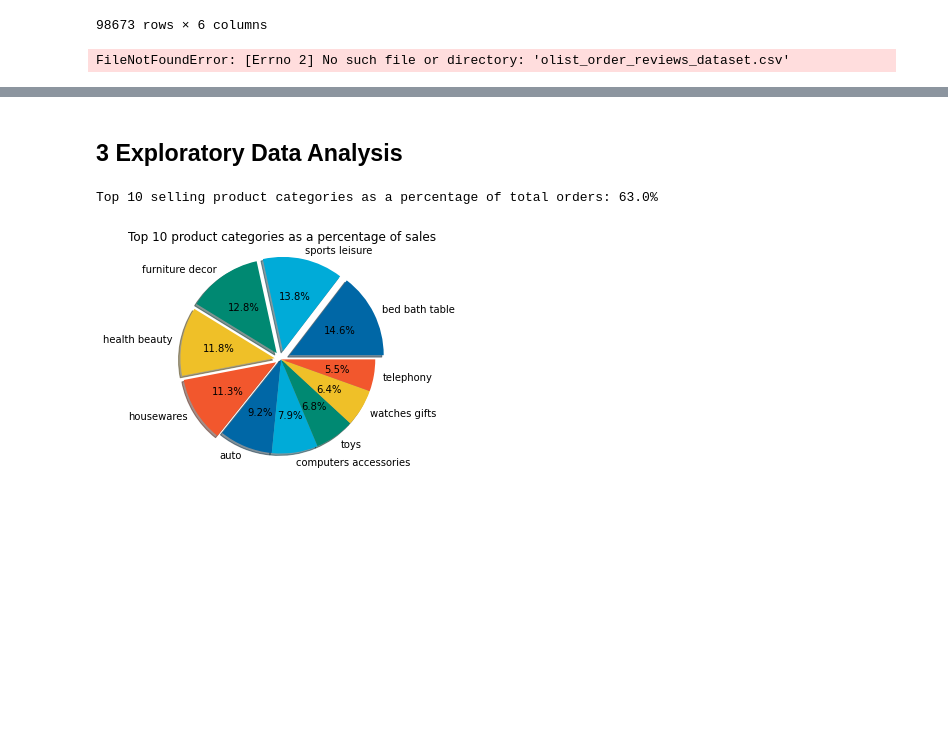
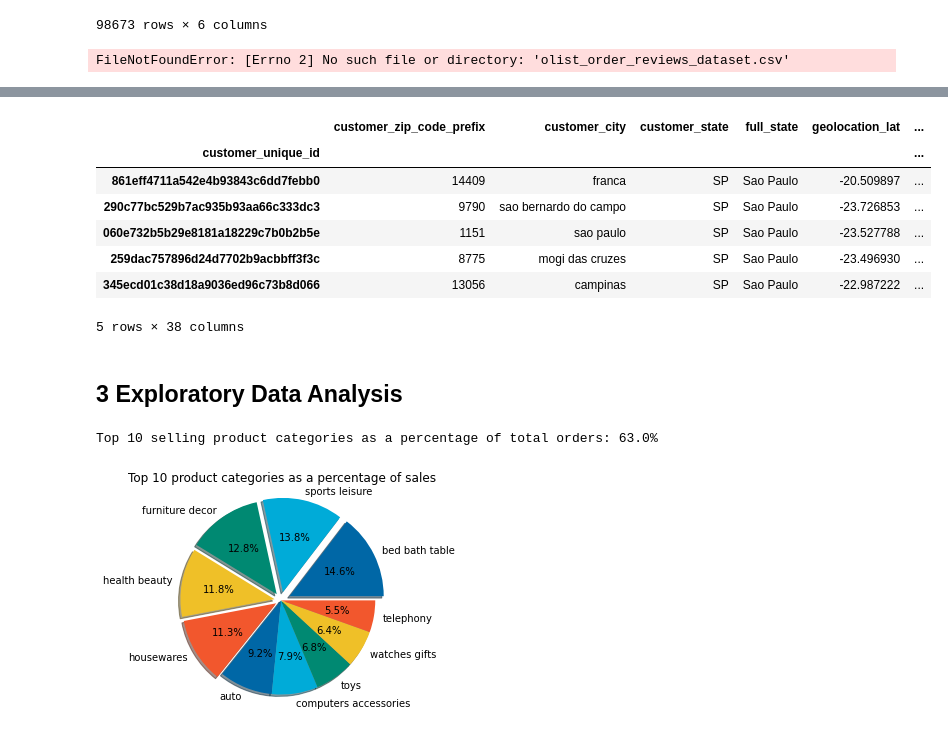
Before and after one commit to hilarylimyuxuan/Customer-Segmentation-Model, a Jupyter notebook: Olist Customer Segmentation Model.ipynb, the cells around one changed output, grey strips where cells are left out. Saved outputs shown, nothing was run; the diff lists cells and outputs as text; code cells hidden in the pictures; blank space fills up the shorter version.

```diff
--- a/Olist Customer Segmentation Model.ipynb
+++ b/Olist Customer Segmentation Model.ipynb
@@ -1238,0 +1518,5 @@ FileNotFoundError: [Errno 2] No such file or directory: 'olist_order_reviews_dat
+# %%
+# fill in missing values
+cs_df['geolocation_lat'] = cs_df['geolocation_lat'].fillna(0)
+cs_df['geolocation_lng'] = cs_df['geolocation_lng'].fillna(0)
+cs_df['geolocation_city'] = cs_df['geolocation_city'].fillna('Missing')
@@ -1239,3 +1544,22 @@ FileNotFoundError: [Errno 2] No such file or directory: 'olist_order_reviews_dat
+# %%
+col_list = ['avg_product_per_order', 'avg_unique_product_per_order', 'avg_sellers_dealt_per_order'
+            , 'avg_installment_per_order', 'avg_payment_installments_boleto', 'avg_payment_installments_credit_card'
+            , 'avg_payment_installments_debit_card', 'avg_payment_installments_not_defined'
+            , 'avg_payment_installments_voucher']
+
+#convert columns to integer
+cs_df[col_list] = cs_df[col_list].astype(int)
+# %%
+display(cs_df.head())
+# %% [output]
+|  | customer_zip_code_prefix | customer_city | customer_state | full_state | geolocation_lat | ... |
+| customer_unique_id |  |  |  |  |  | ... |
+| 861eff4711a542e4b93843c6dd7febb0 | 14409 | franca | SP | Sao Paulo | -20.509897 | ... |
+| 290c77bc529b7ac935b93aa66c333dc3 | 9790 | sao bernardo do campo | SP | Sao Paulo | -23.726853 | ... |
+| 060e732b5b29e8181a18229c7b0b2b5e | 1151 | sao paulo | SP | Sao Paulo | -23.527788 | ... |
+| 259dac757896d24d7702b9acbbff3f3c | 8775 | mogi das cruzes | SP | Sao Paulo | -23.496930 | ... |
+| 345ecd01c38d18a9036ed96c73b8d066 | 13056 | campinas | SP | Sao Paulo | -22.987222 | ... |
+5 rows × 38 columns
 # %% [markdown]
 ## 3 Exploratory Data Analysis
 # %%
```
Also changed, not shown: parts of 26 cells of this notebook.
